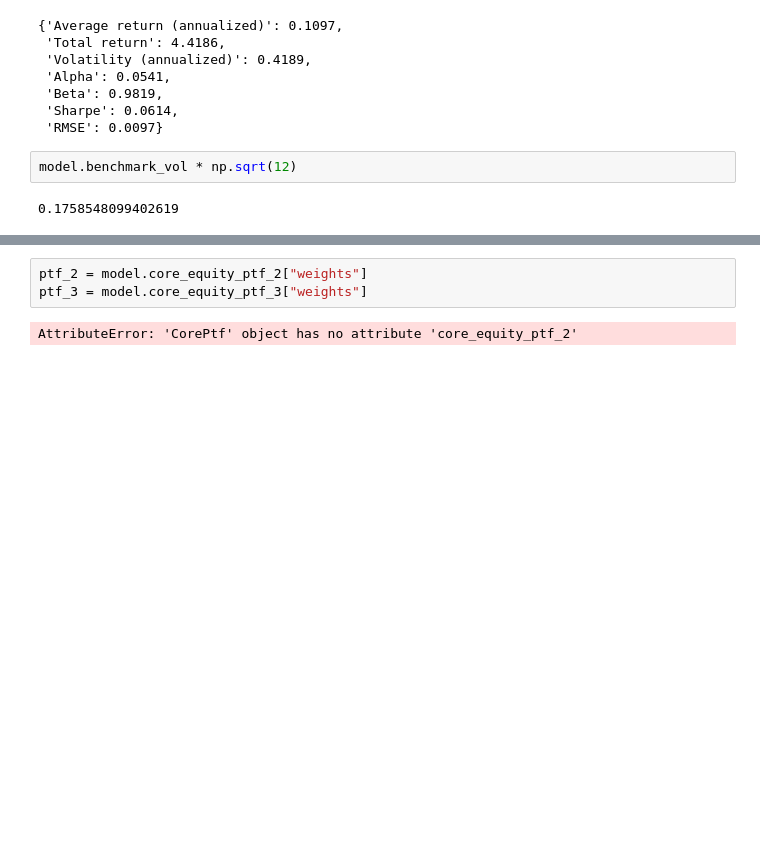
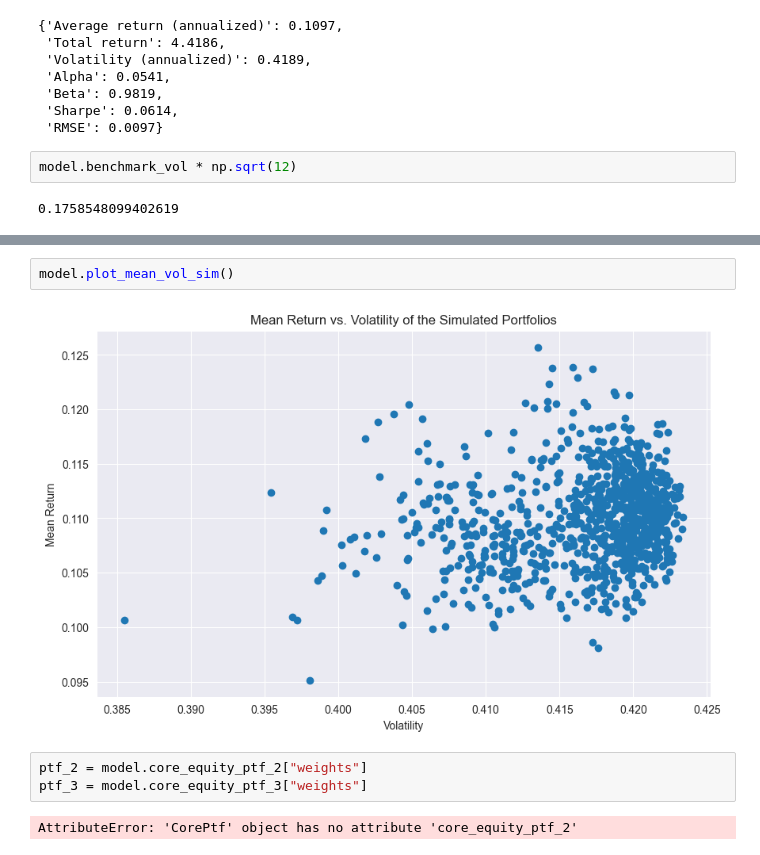
Before and after one commit to RomainCastellarnau/Financial-Econometrics-II, a Jupyter notebook: Code/core_portfolio.ipynb, the cells around one changed output, grey strips where cells are left out. Saved outputs shown, nothing was run; the diff lists cells and outputs as text; blank space fills up the shorter version.

```diff
--- a/Code/core_portfolio.ipynb
+++ b/Code/core_portfolio.ipynb
@@ -121,3 +125,7 @@ model.plot_alpha_distribution()
+# %%
+model.plot_mean_vol_sim()
+# %% [output]
+[figure, added]
 # %%
 ptf_2 = model.core_equity_ptf_2["weights"]
 ptf_3 = model.core_equity_ptf_3["weights"]
```
Also changed, not shown: parts of 3 cells of this notebook.
